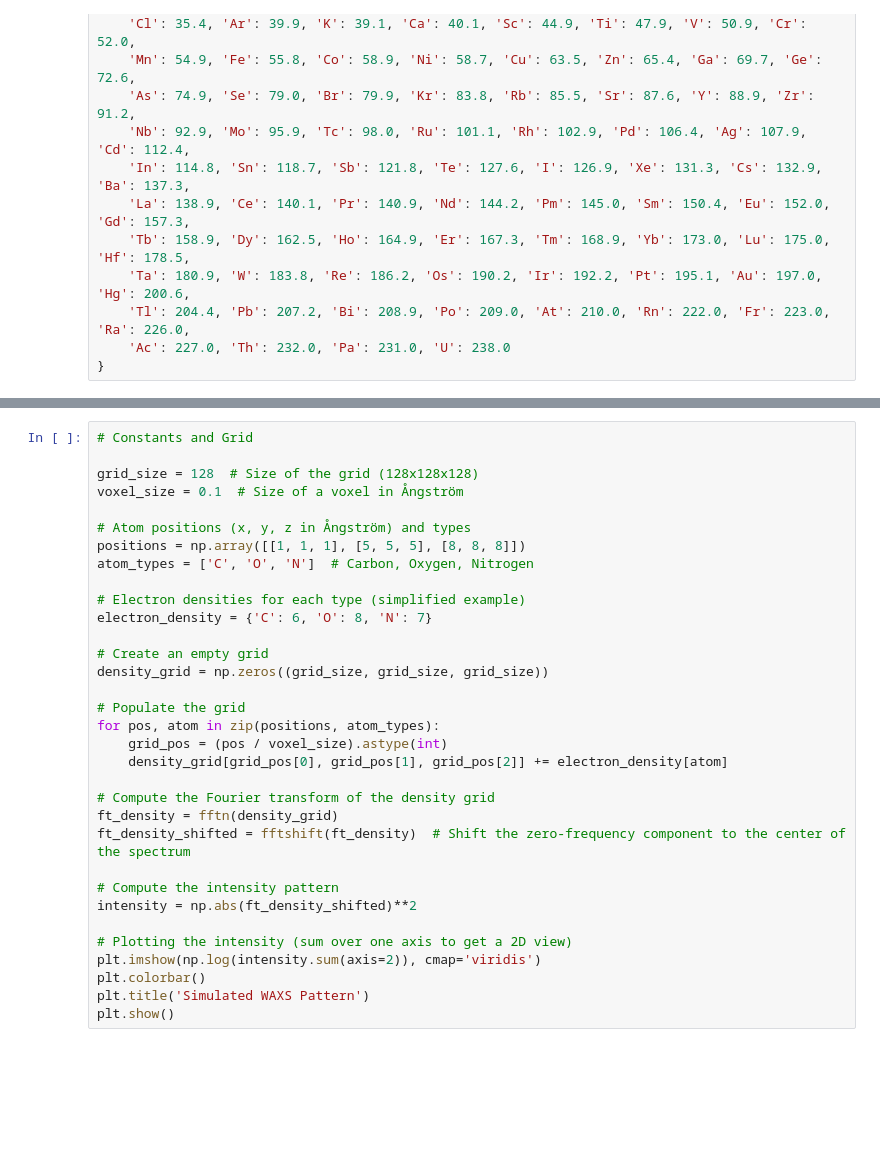
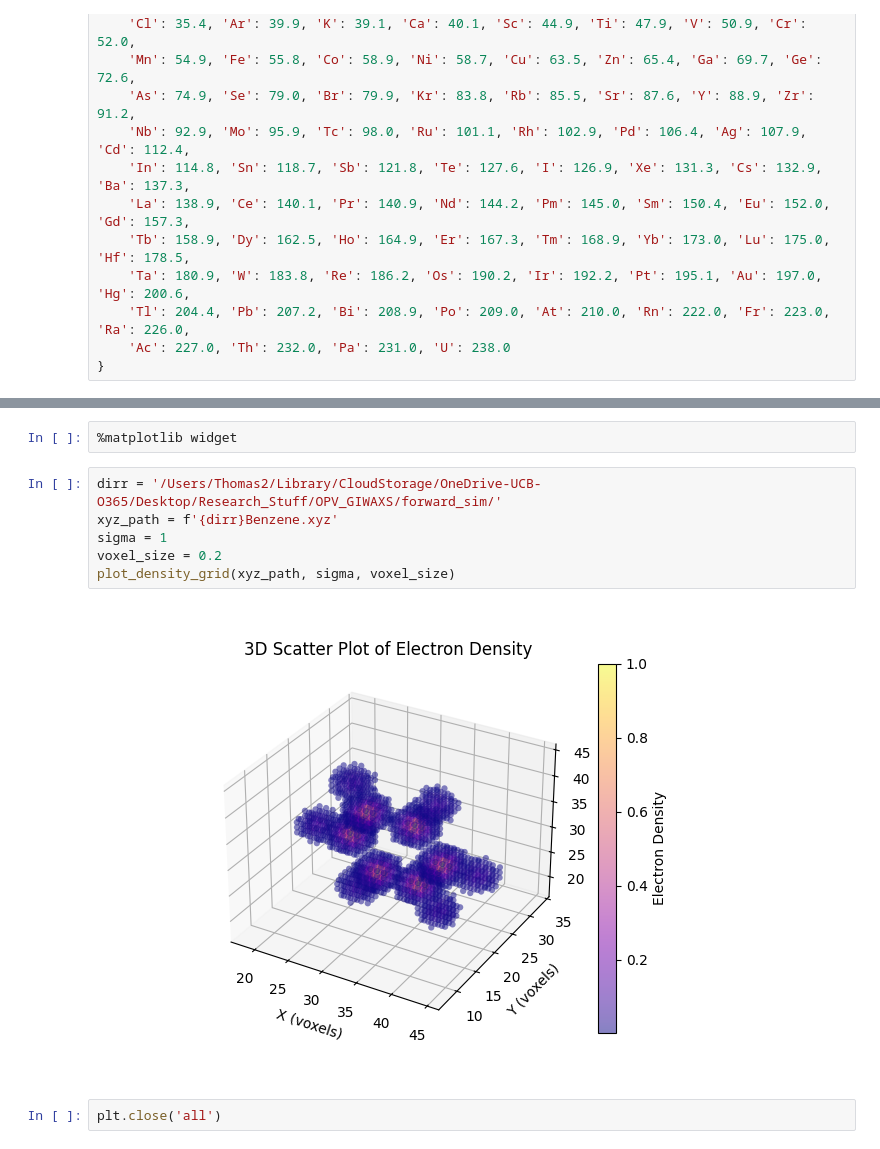
Before and after one commit to tchaney97/giwaxsim, a Jupyter notebook: giwaxs_forward_sim.ipynb, the cells around one changed output, grey strips where cells are left out. Drawn from its saved outputs; the diff is of its cells as text; blank space fills up the shorter version.

Commit message:
voxelization and gaussian smearing of electron density

```diff
--- a/giwaxs_forward_sim.ipynb
+++ b/giwaxs_forward_sim.ipynb
@@ -385,33 +409,12 @@ for i, xyz_file in enumerate(files):
-# %%
-# Constants and Grid
-
-grid_size = 128  # Size of the grid (128x128x128)
-voxel_size = 0.1  # Size of a voxel in Ångström
-
-# Atom positions (x, y, z in Ångström) and types
-positions = np.array([[1, 1, 1], [5, 5, 5], [8, 8, 8]])
-atom_types = ['C', 'O', 'N']  # Carbon, Oxygen, Nitrogen
-
-# Electron densities for each type (simplified example)
-electron_density = {'C': 6, 'O': 8, 'N': 7}
-
-# Create an empty grid
-density_grid = np.zeros((grid_size, grid_size, grid_size))
-
-# Populate the grid
-for pos, atom in zip(positions, atom_types):
-    grid_pos = (pos / voxel_size).astype(int)
-    density_grid[grid_pos[0], grid_pos[1], grid_pos[2]] += electron_density[atom]
-
-# Compute the Fourier transform of the density grid
-ft_density = fftn(density_grid)
-ft_density_shifted = fftshift(ft_density)  # Shift the zero-frequency component to the center of the spectrum
-
-# Compute the intensity pattern
-intensity = np.abs(ft_density_shifted)**2
-
-# Plotting the intensity (sum over one axis to get a 2D view)
-plt.imshow(np.log(intensity.sum(axis=2)), cmap='viridis')
-plt.colorbar()
-plt.title('Simulated WAXS Pattern')
-plt.show()
+# %%
+%matplotlib widget
+# %%
+dirr = '/Users/Thomas2/Library/CloudStorage/OneDrive-UCB-O365/Desktop/Research_Stuff/OPV_GIWAXS/forward_sim/'
+xyz_path = f'{dirr}Benzene.xyz'
+sigma = 1
+voxel_size = 0.2
+plot_density_grid(xyz_path, sigma, voxel_size)
+# %% [output]
+[figure, added]
+# %%
+plt.close('all')
```
Also changed, not shown: parts of 4 cells of this notebook, 1 other file.
